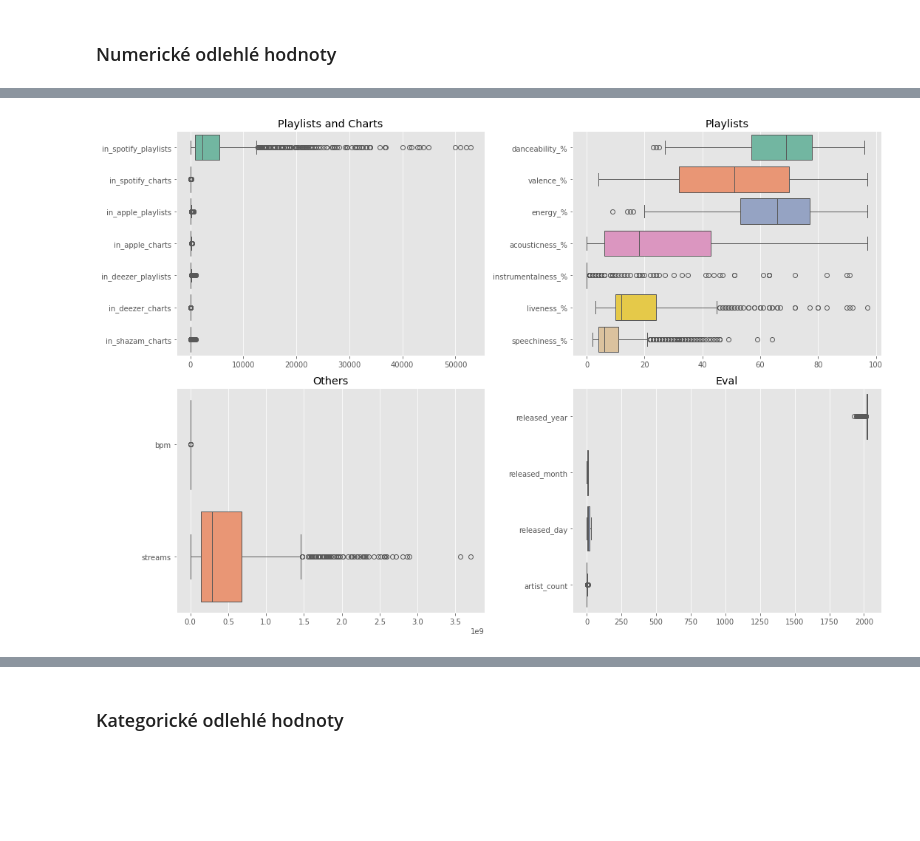
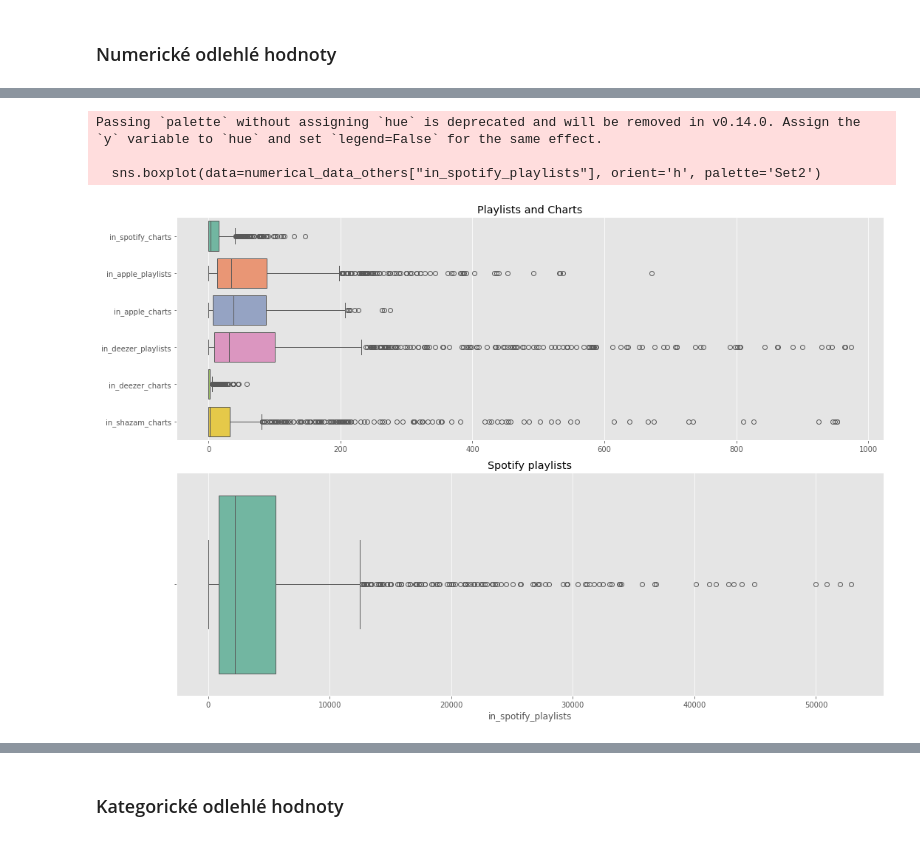
Before and after one commit to Filda99/FIT-UPA, a Jupyter notebook: proj2/upa_proj2.ipynb, the cells around one changed output, grey strips where cells are left out. Saved outputs shown, nothing was run; the diff lists cells and outputs as text; code cells hidden in the pictures; blank space fills up the shorter version.

Commit message:
Numerical attributes overliers

```diff
--- a/proj2/upa_proj2.ipynb
+++ b/proj2/upa_proj2.ipynb
@@ -252,35 +230,24 @@ numerical_data
 # %%
 numerical_data = data.select_dtypes(include=['int64'])
 
-numerical_data_playlists_charts = numerical_data[["in_spotify_playlists", "in_spotify_charts", "in_apple_playlists", "in_apple_charts", "in_deezer_playlists", "in_deezer_charts", "in_shazam_charts"]]
-numerical_data_playlists = numerical_data[["danceability_%", "valence_%", "energy_%", "acousticness_%", "instrumentalness_%", "liveness_%", "speechiness_%"]]
-numerical_data_others = numerical_data[["bpm", "streams"]]
-numerical_data_eval = numerical_data[["released_year", "released_month", "released_day", "artist_count"]]
+numerical_data_playlists_charts = numerical_data[["in_spotify_charts", "in_apple_playlists", "in_apple_charts", "in_deezer_playlists", "in_deezer_charts", "in_shazam_charts"]]
+numerical_data_audio_features = numerical_data[["danceability_%", "valence_%", "energy_%", "acousticness_%", "instrumentalness_%", "liveness_%", "speechiness_%"]]
+numerical_data_others = numerical_data[["bpm", "streams", "in_spotify_playlists"]]
 
-# Plot box plots
 plt.figure(figsize=(15, 10))
 
-# Box plots for playlists_charts
-plt.subplot(2, 2, 1)
+plt.subplot(2, 1, 1)
 sns.boxplot(data=numerical_data_playlists_charts, orient='h', palette='Set2')
 plt.title('Playlists and Charts')
 
-# Box plots for playlists
-plt.subplot(2, 2, 2)
-sns.boxplot(data=numerical_data_playlists, orient='h', palette='Set2')
-plt.title('Playlists')
-
-# Box plots for others
-plt.subplot(2, 2, 3)
-sns.boxplot(data=numerical_data_others, orient='h', palette='Set2')
-plt.title('Others')
-
-# Box plots for eval
-plt.subplot(2, 2, 4)
-sns.boxplot(data=numerical_data_eval, orient='h', palette='Set2')
-plt.title('Eval')
+plt.subplot(2, 1, 2)
+sns.boxplot(data=numerical_data_others["in_spotify_playlists"], orient='h', palette='Set2')
+plt.title('Spotify playlists')
 
 plt.tight_layout()
 plt.show()
 # %% [output]
+Passing `palette` without assigning `hue` is deprecated and will be removed in v0.14.0. Assign the `y` variable to `hue` and set `legend=False` for the same effect.
+
+  sns.boxplot(data=numerical_data_others["in_spotify_playlists"], orient='h', palette='Set2')
-[figure, old version]
+[figure, new version]
```
Also changed, not shown: parts of 11 cells of this notebook.
